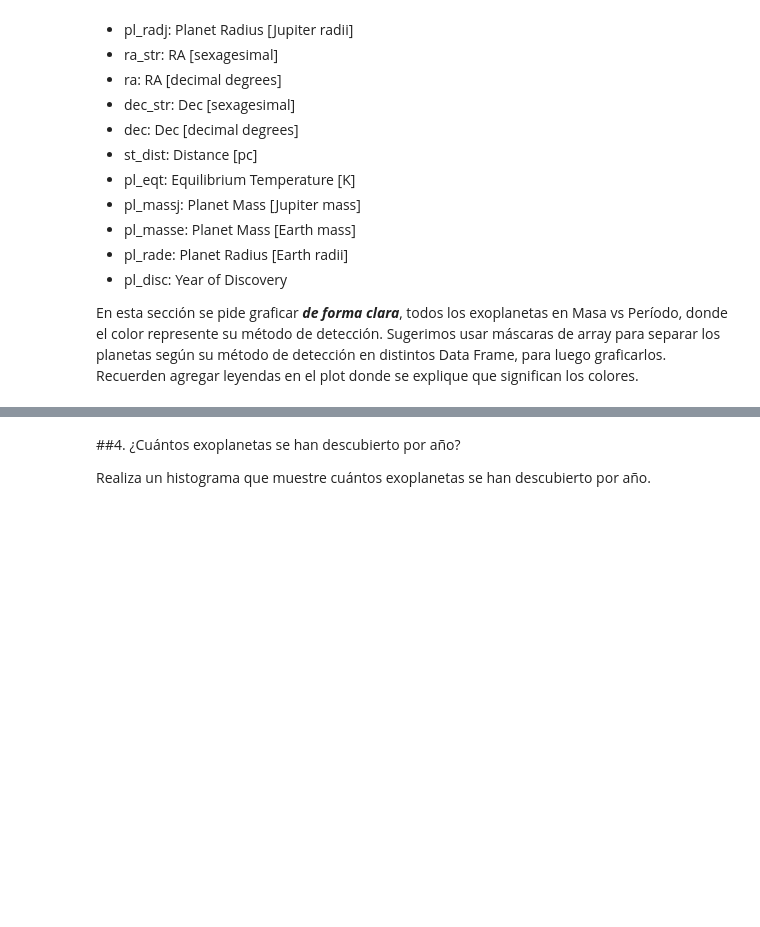
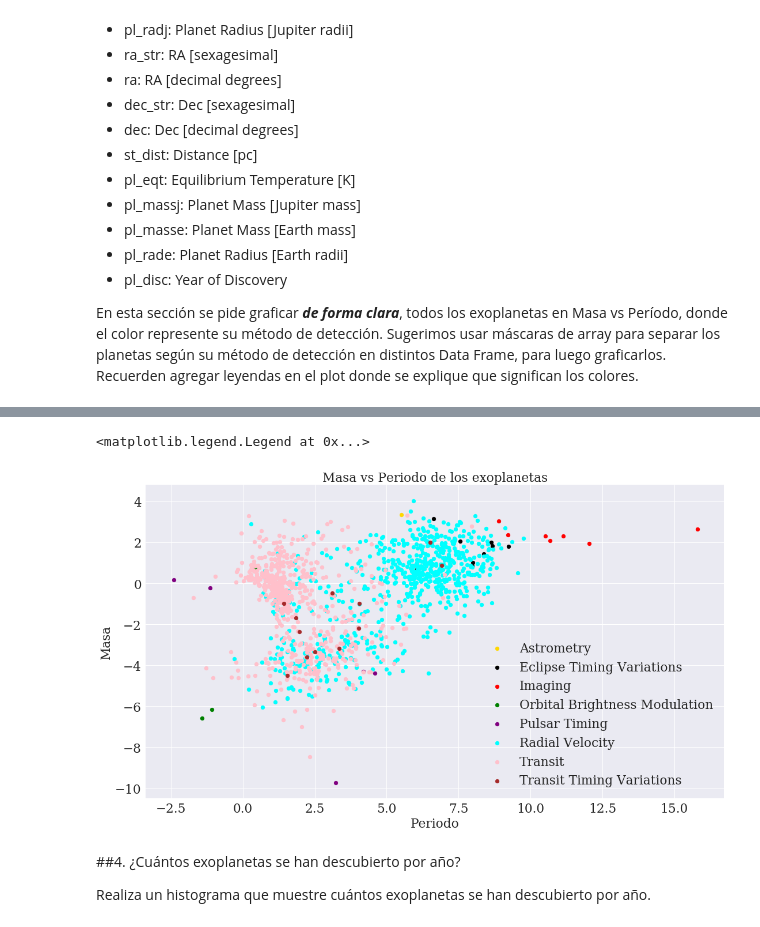
Before and after one commit to DanielaM8/minitarea3, a Jupyter notebook: minitarea3.ipynb, the cells around one changed output, grey strips where cells are left out. Saved outputs shown, nothing was run; the diff lists cells and outputs as text; code cells hidden in the pictures; blank space fills up the shorter version.

```diff
--- a/minitarea3.ipynb
+++ b/minitarea3.ipynb
@@ -215,0 +194,51 @@ planetas = pd.read_csv(archivo, comment="#")
+# %%
+# Importamos Pandas y cargamos el archivo planets.csv
+import pandas as pd
+from matplotlib.pyplot import rcParams
+
+archivo = download_file('https://raw.githubusercontent.com/piacortes/astroclases/master/planets.csv?token=AXWBlnRlbOADXAfY-qtBxFJQ3SugzCucks5cpBbnwA%3D%3D')
+planetas = pd.read_csv(archivo, comment="#")
+
+#Separación según método de detección:
+astrometry=planetas[planetas["pl_discmethod"]=='Astrometry']
+eclipse=planetas[planetas["pl_discmethod"]=='Eclipse Timing Variations']
+imaging=planetas[planetas["pl_discmethod"]=='Imaging']
+orbital=planetas[planetas["pl_discmethod"]=='Orbital Brightness Modulation']
+pulsTiming=planetas[planetas["pl_discmethod"]=='Pulsar Timing']
+radVeloc=planetas[planetas["pl_discmethod"]=='Radial Velocity']
+transit=planetas[planetas["pl_discmethod"]=='Transit']
+transitTV=planetas[planetas["pl_discmethod"]=='Transit Timing Variations']
+
+
+# Graficar plot
+plt.rc('font', family='serif',size=15)
+params = {'legend.fontsize': 'x-large',
+         'axes.labelsize': 'x-large',
+         'axes.titlesize':'x-large',
+         'xtick.labelsize':'x-large',
+         'ytick.labelsize':'x-large'}
+rcParams.update(params)
+
+plt.figure(figsize=(18,10))
+
+plt.scatter(np.log(astrometry["pl_orbper"]),np.log(astrometry["pl_bmassj"]),
+            color='gold',label='Astrometry')
+plt.scatter(np.log(eclipse["pl_orbper"]),np.log(eclipse["pl_bmassj"]),
+            color='black',label='Eclipse Timing Variations')
+plt.scatter(np.log(imaging["pl_orbper"]),np.log(imaging["pl_bmassj"]),
+            color='red',label='Imaging')
+plt.scatter(np.log(orbital["pl_orbper"]),np.log(orbital["pl_bmassj"]),
+            color='green',label='Orbital Brightness Modulation')
+plt.scatter(np.log(pulsTiming["pl_orbper"]),np.log(pulsTiming["pl_bmassj"]),
+            color='purple',label='Pulsar Timing')
+plt.scatter(np.log(radVeloc["pl_orbper"]),np.log(radVeloc["pl_bmassj"]),
+            color='cyan',label='Radial Velocity')
+plt.scatter(np.log(transit["pl_orbper"]),np.log(transit["pl_bmassj"]),
+            color='pink',label='Transit')
+plt.scatter(np.log(transitTV["pl_orbper"]),np.log(transitTV["pl_bmassj"]),
+            color='brown',label='Transit Timing Variations')
+plt.title('Masa vs Periodo de los exoplanetas')
+plt.xlabel('Periodo')
+plt.ylabel('Masa')
+plt.legend(loc='best')
+# %% [output]
@@ -216,3 +246,5 @@ planetas = pd.read_csv(archivo, comment="#")
+<matplotlib.legend.Legend at 0x...>
+[figure, added]
 # %% [markdown]
 ##4. ¿Cuántos exoplanetas se han descubierto por año?
 
```
Also changed, not shown: parts of 4 cells of this notebook.
